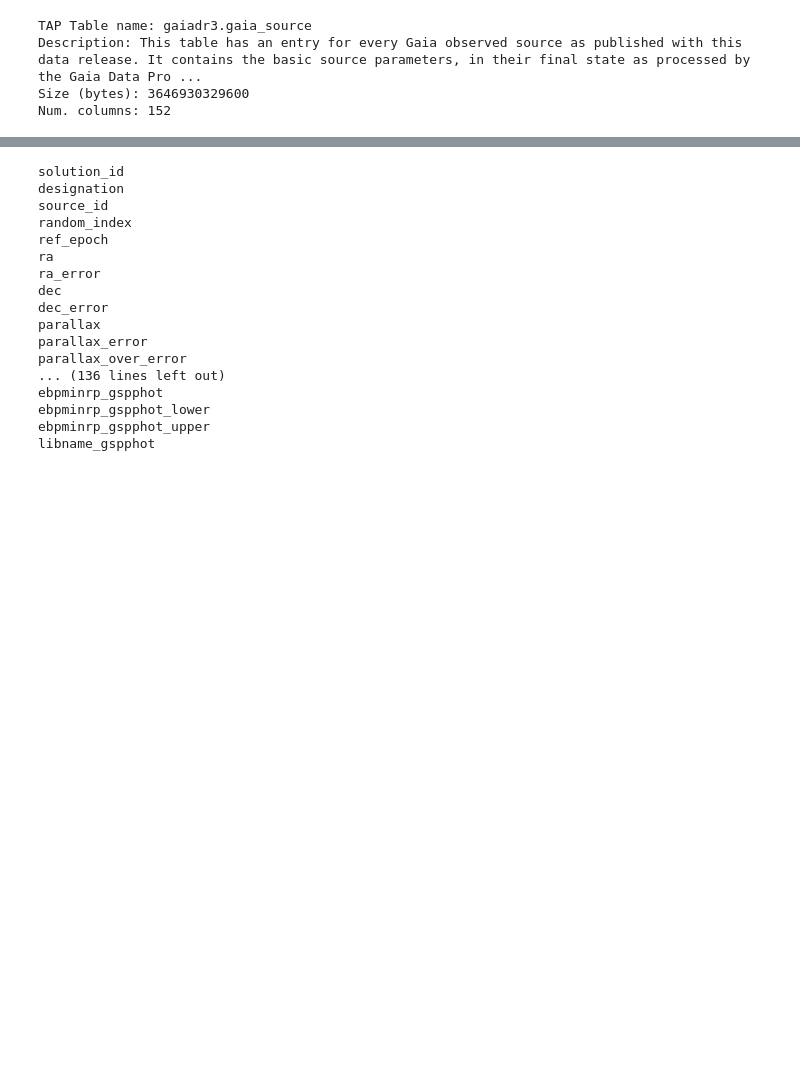
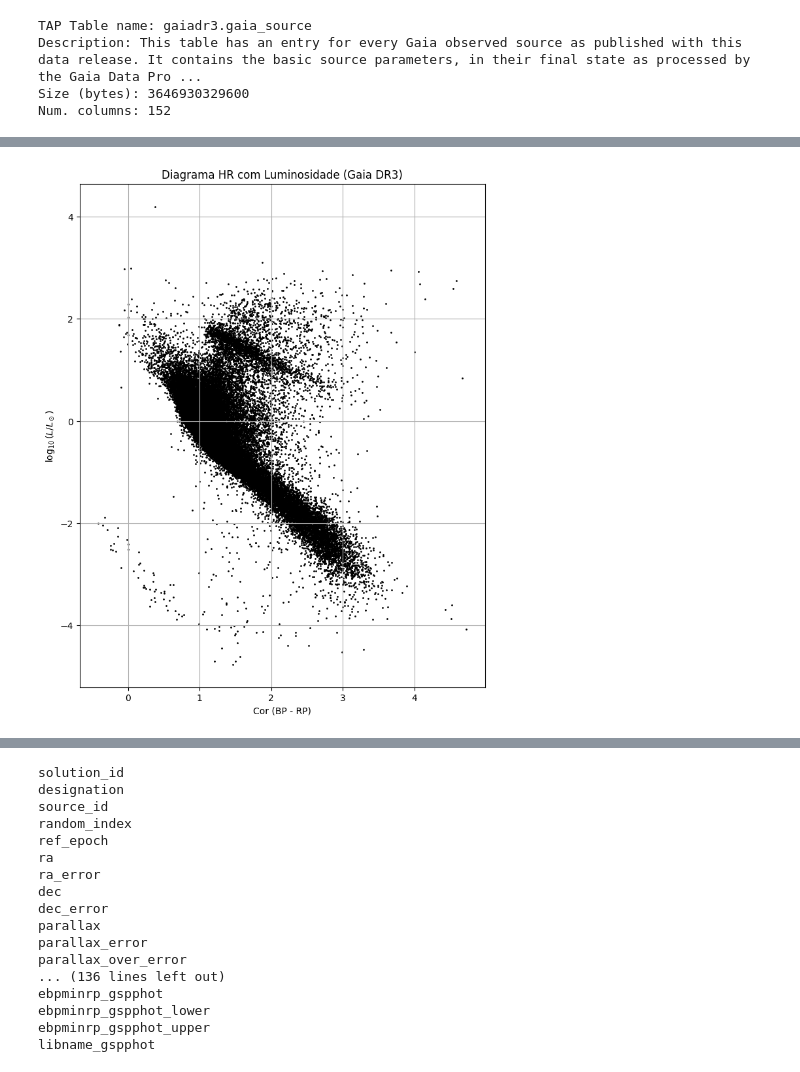
Before and after one commit to arturbernardo/data_stars, a Jupyter notebook: Gaia2Exploration.ipynb, the cells around one changed output, grey strips where cells are left out. Drawn from its saved outputs; the diff is of its cells as text; code cells hidden in the pictures; blank space fills up the shorter version.

```diff
--- a/Gaia2Exploration.ipynb
+++ b/Gaia2Exploration.ipynb
@@ -54,0 +142,17 @@ Num. columns: 152
+# %%
+# Supondo que df['M'] já foi calculado
+M_sun = 4.83  # Magnitude absoluta do Sol no sistema G (aproximado)
+
+# Luminosidade em unidades solares
+df['log_L'] = -0.4 * (M - M_sun)
+
+plt.figure(figsize=(8, 10))
+plt.scatter(df['bp_rp'], df['log_L'], s=1, color='black')
+plt.xlabel('Cor (BP - RP)')
+plt.ylabel(r'$\log_{10}(L / L_\odot)$')
+plt.title('Diagrama HR com Luminosidade (Gaia DR3)')
+# plt.gca().invert_yaxis()  # opcional: inverso para parecer com versão clássica
+plt.grid(True)
+plt.show()
+# %% [output]
+[figure, added]
```
Also changed, not shown: parts of 12 cells of this notebook.
